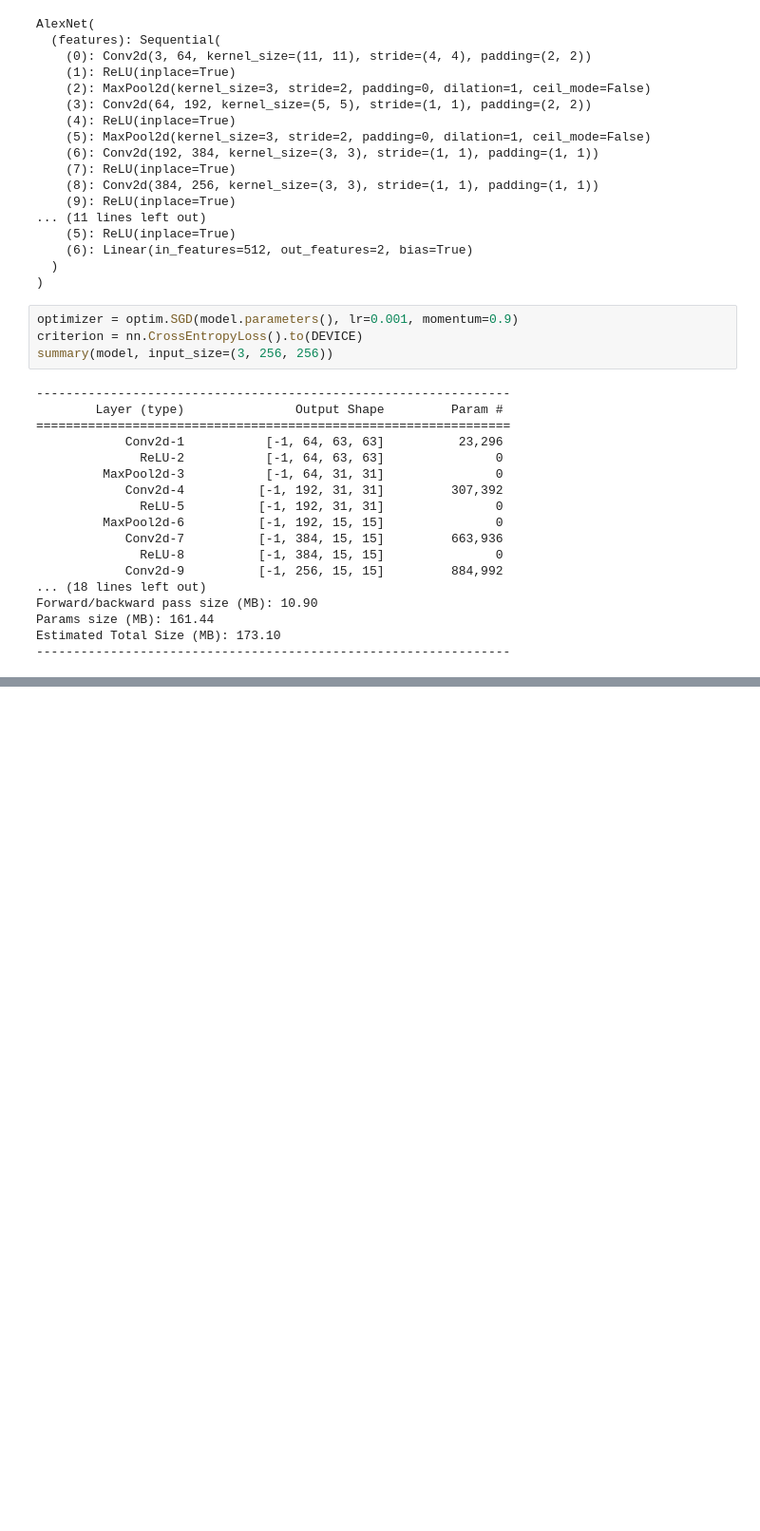
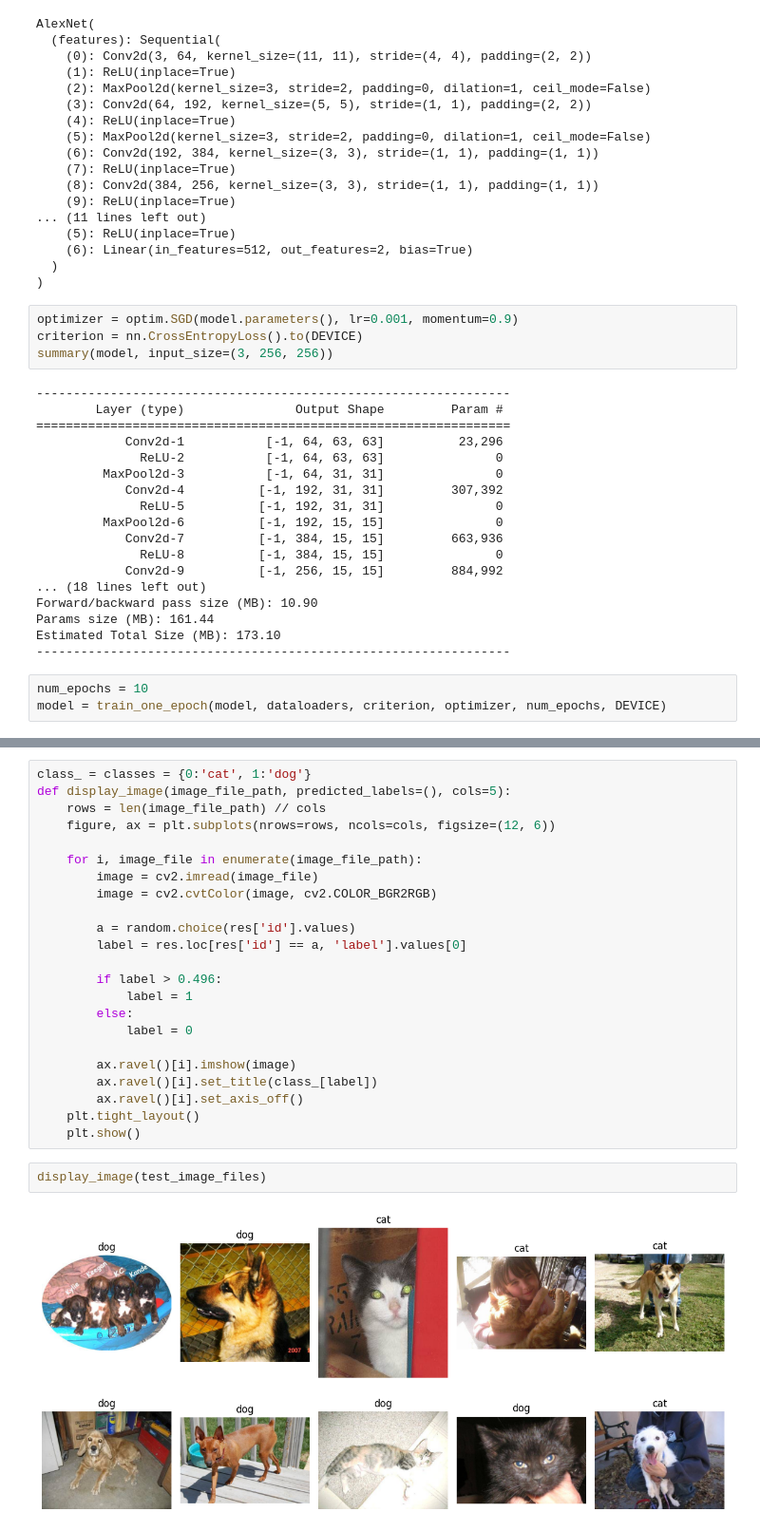
Before and after one commit to seonydg/classification, a Jupyter notebook: AlexNet Cat & Dog image classification/AlexNet-Cat&Dog_image_classification.ipynb, the cells around one changed output, grey strips where cells are left out. Shown at 95% size. Cells and saved outputs as stored; diff of their text form; blank space fills up the shorter version.

```diff
--- a/AlexNet Cat & Dog image classification/AlexNet-Cat&Dog_image_classification.ipynb
+++ b/AlexNet Cat & Dog image classification/AlexNet-Cat&Dog_image_classification.ipynb
@@ -183,3 +183,6 @@ Forward/backward pass size (MB): 10.90
 Params size (MB): 161.44
 Estimated Total Size (MB): 173.10
 ----------------------------------------------------------------
+# %%
+num_epochs = 10
+model = train_one_epoch(model, dataloaders, criterion, optimizer, num_epochs, DEVICE)
@@ -185,0 +243,27 @@ Estimated Total Size (MB): 173.10
+# %%
+class_ = classes = {0:'cat', 1:'dog'}
+def display_image(image_file_path, predicted_labels=(), cols=5):
+    rows = len(image_file_path) // cols
+    figure, ax = plt.subplots(nrows=rows, ncols=cols, figsize=(12, 6))
+
+    for i, image_file in enumerate(image_file_path):
+        image = cv2.imread(image_file)
+        image = cv2.cvtColor(image, cv2.COLOR_BGR2RGB)
+
+        a = random.choice(res['id'].values)
+        label = res.loc[res['id'] == a, 'label'].values[0]
+
+        if label > 0.496:
+            label = 1
+        else:
+            label = 0
+
+        ax.ravel()[i].imshow(image)
+        ax.ravel()[i].set_title(class_[label])
+        ax.ravel()[i].set_axis_off()
+    plt.tight_layout()
+    plt.show()
+# %%
+display_image(test_image_files)
+# %% [output]
+[figure, added]
```
Also changed, not shown: parts of 5 cells of this notebook, 2 other files.
